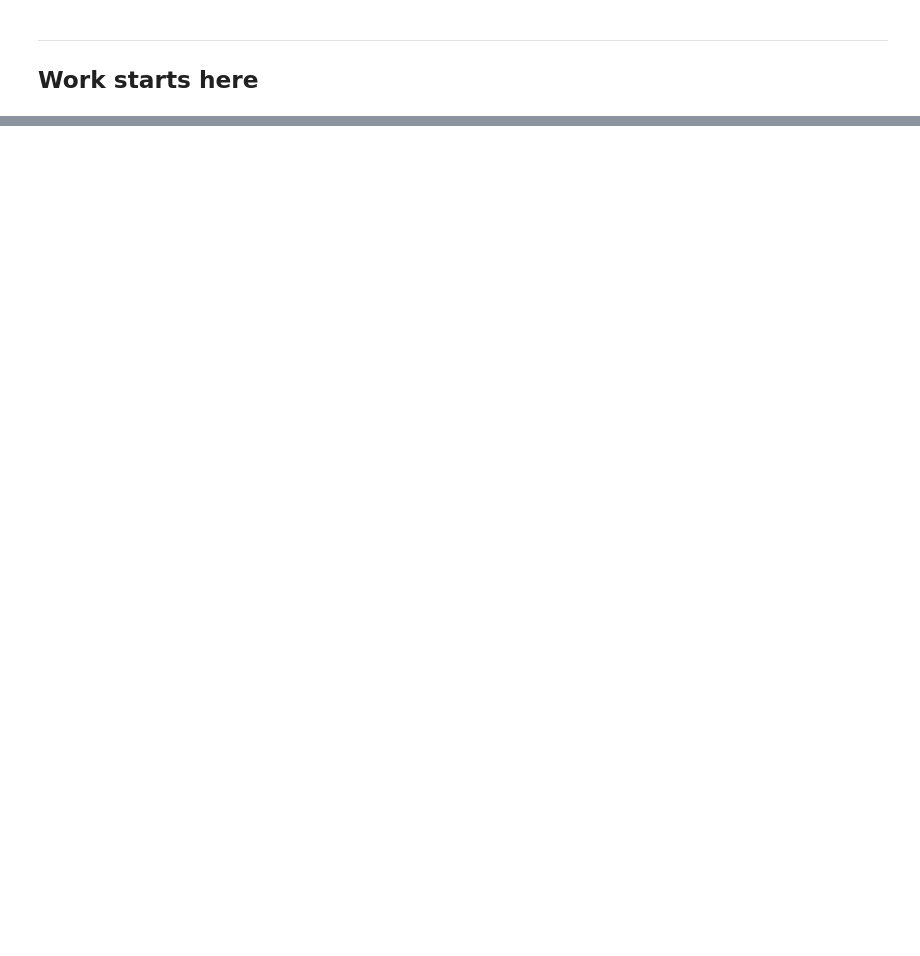
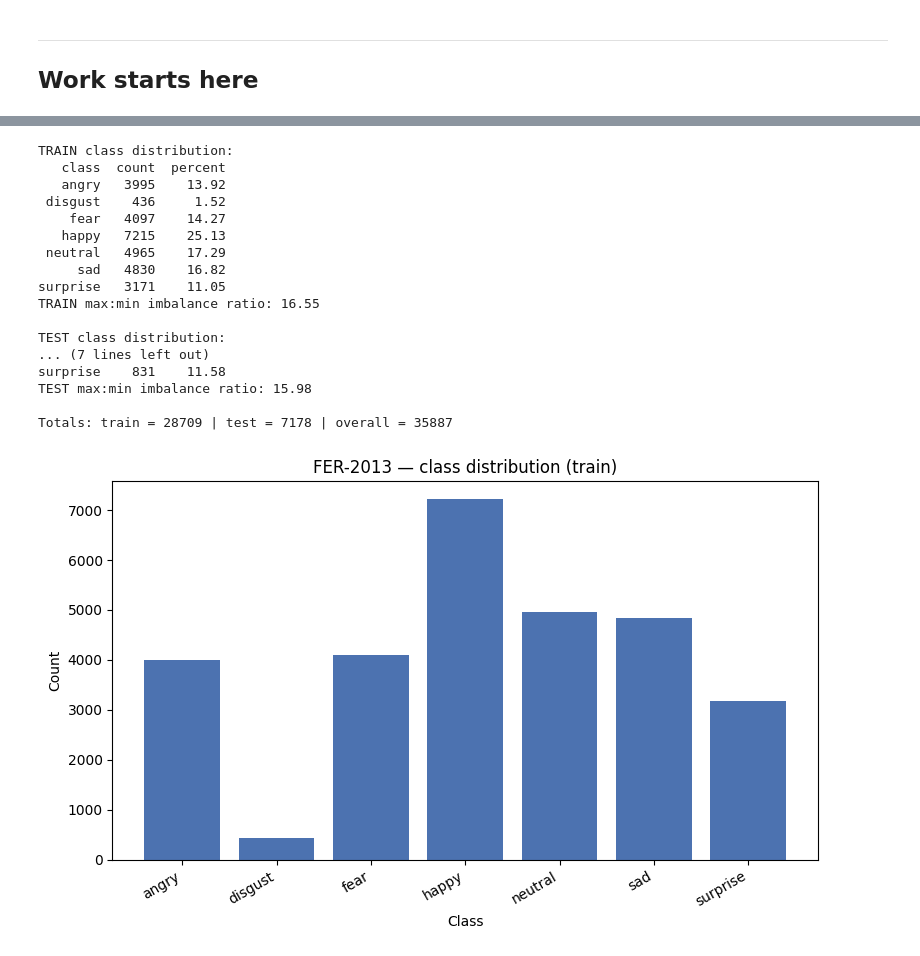
Before and after one commit to SalilaLivera/ChatBOT, a Jupyter notebook: ml/fer/notebooks/01_dataset_exploration.ipynb, the cells around one changed output, grey strips where cells are left out. Drawn from its saved outputs; the diff is of its cells as text; code cells hidden in the pictures; blank space fills up the shorter version.

```diff
--- a/ml/fer/notebooks/01_dataset_exploration.ipynb
+++ b/ml/fer/notebooks/01_dataset_exploration.ipynb
@@ -59,0 +418,58 @@ RUN["run_id"]
+# %%
+def class_distribution_table(mask):
+    vals, counts = np.unique(classes[mask], return_counts=True)
+    df = pd.DataFrame({"class": vals, "count": counts})
+    df = df.set_index("class").reindex(CLASS_NAMES).fillna(0).astype({"count": int}).reset_index()
+    total = df["count"].sum()
+    df["percent"] = (df["count"] / total * 100).round(2) if total > 0 else 0.0
+    return df
+
+train_dist = class_distribution_table(splits == "train")
+test_dist = class_distribution_table(splits == "test")
+
+print("TRAIN class distribution:")
+print(train_dist.to_string(index=False))
+train_ratio = train_dist["count"].max() / max(train_dist["count"].min(), 1)
+print(f"TRAIN max:min imbalance ratio: {train_ratio:.2f}")
+
+print()
+print("TEST class distribution:")
+print(test_dist.to_string(index=False))
+test_ratio = test_dist["count"].max() / max(test_dist["count"].min(), 1)
+print(f"TEST max:min imbalance ratio: {test_ratio:.2f}")
+
+print()
+print("Totals: train =", int(train_dist["count"].sum()),
+      "| test =", int(test_dist["count"].sum()),
+      "| overall =", N)
+
+fig, ax = plt.subplots(figsize=(8, 5))
+ax.bar(train_dist["class"], train_dist["count"], color="#4C72B0")
+ax.set_xlabel("Class")
+ax.set_ylabel("Count")
+ax.set_title("FER-2013 — class distribution (train)")
+for tick in ax.get_xticklabels():
+    tick.set_rotation(30)
+    tick.set_ha("right")
+plt.tight_layout()
+plt.savefig(os.path.join(PLOT_DIR, "class_distribution_train.png"), dpi=150, bbox_inches="tight")
+plt.show()
+# %% [output]
+TRAIN class distribution:
+   class  count  percent
+   angry   3995    13.92
+ disgust    436     1.52
+    fear   4097    14.27
+   happy   7215    25.13
+ neutral   4965    17.29
+     sad   4830    16.82
+surprise   3171    11.05
+TRAIN max:min imbalance ratio: 16.55
+
+TEST class distribution:
+... (7 lines left out)
+surprise    831    11.58
+TEST max:min imbalance ratio: 15.98
+
+Totals: train = 28709 | test = 7178 | overall = 35887
+[figure, added]
```
Also changed, not shown: parts of 32 cells of this notebook, 23 other files.
